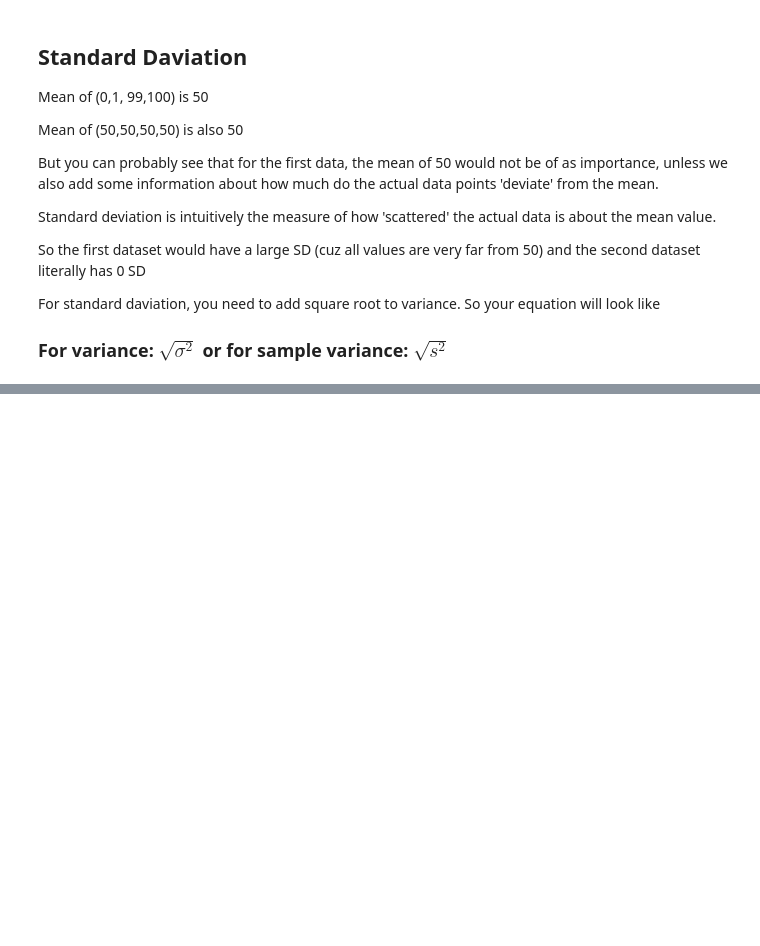
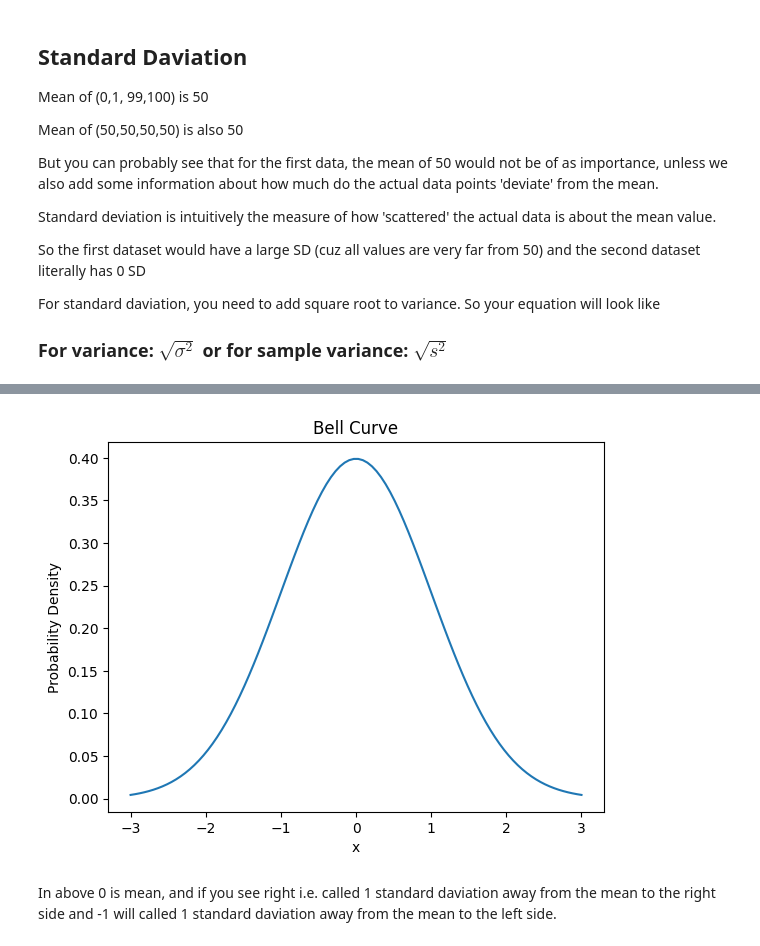
Before and after one commit to rajeesing/ipynb, a Jupyter notebook: stats.ipynb, the cells around one changed output, grey strips where cells are left out. Drawn from its saved outputs; the diff is of its cells as text; code cells hidden in the pictures; blank space fills up the shorter version.

```diff
--- a/stats.ipynb
+++ b/stats.ipynb
@@ -87,0 +91,19 @@ For standard daviation, you need to add square root to variance. So your equatio
+# %%
+import scipy.stats as stats
+
+# Generate data for the normal distribution
+mu = 0  # Mean
+sigma = 1  # Standard deviation
+x = np.linspace(mu - 3*sigma, mu + 3*sigma, 100)
+y = stats.norm.pdf(x, mu, sigma)
+
+# Plot the bell curve
+plt.plot(x, y)
+plt.title("Bell Curve")
+plt.xlabel("x")
+plt.ylabel("Probability Density")
+plt.show()
+# %% [output]
+[figure, added]
+# %% [markdown]
+In above 0 is mean, and if you see right i.e. called 1 standard daviation away from the mean to the right side and -1 will called 1 standard daviation away from the mean to the left side.
```
Also changed, not shown: parts of 9 cells of this notebook.
